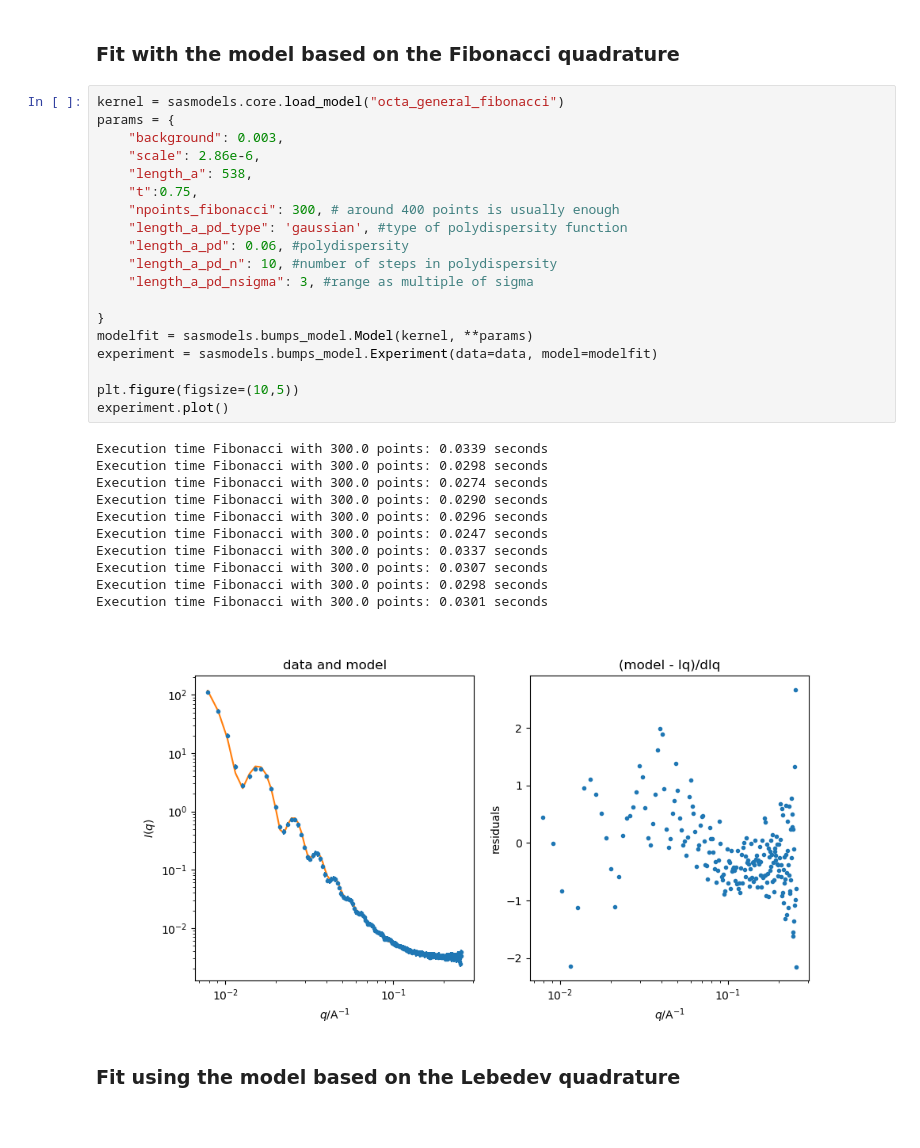
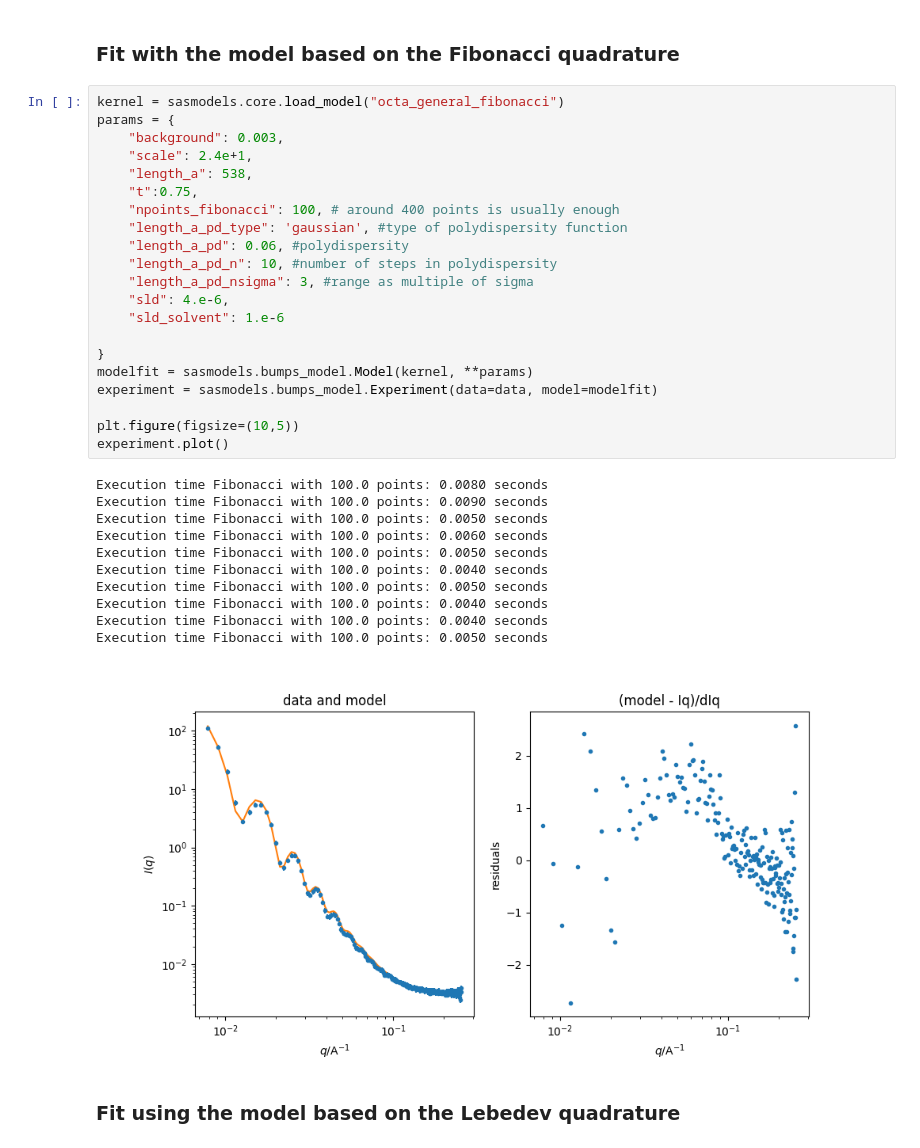
Before and after one commit to marimperorclerc/octahedra, a Jupyter notebook: Octa_general_all_quadratures.ipynb, the cells around one changed output. Cells and saved outputs as stored; diff of their text form.

```diff
--- a/Octa_general_all_quadratures.ipynb
+++ b/Octa_general_all_quadratures.ipynb
@@ -119,34 +119,36 @@ with open(newfilename, "a") as fa:
 # %%
 kernel = sasmodels.core.load_model("octa_general_fibonacci")
 params = {
     "background": 0.003,
-    "scale": 2.86e-6,
+    "scale": 2.4e+1,
     "length_a": 538,
     "t":0.75,
-    "npoints_fibonacci": 300, # around 400 points is usually enough
+    "npoints_fibonacci": 100, # around 400 points is usually enough
     "length_a_pd_type": 'gaussian', #type of polydispersity function
     "length_a_pd": 0.06, #polydispersity
     "length_a_pd_n": 10, #number of steps in polydispersity
     "length_a_pd_nsigma": 3, #range as multiple of sigma
+    "sld": 4.e-6,
+    "sld_solvent": 1.e-6
 
 }
 modelfit = sasmodels.bumps_model.Model(kernel, **params)
 experiment = sasmodels.bumps_model.Experiment(data=data, model=modelfit)
 
 plt.figure(figsize=(10,5))
 experiment.plot()
 # %% [output]
-Execution time Fibonacci with 300.0 points: 0.0339 seconds
-Execution time Fibonacci with 300.0 points: 0.0298 seconds
-Execution time Fibonacci with 300.0 points: 0.0274 seconds
-Execution time Fibonacci with 300.0 points: 0.0290 seconds
-Execution time Fibonacci with 300.0 points: 0.0296 seconds
-Execution time Fibonacci with 300.0 points: 0.0247 seconds
-Execution time Fibonacci with 300.0 points: 0.0337 seconds
-Execution time Fibonacci with 300.0 points: 0.0307 seconds
-Execution time Fibonacci with 300.0 points: 0.0298 seconds
-Execution time Fibonacci with 300.0 points: 0.0301 seconds
+Execution time Fibonacci with 100.0 points: 0.0080 seconds
+Execution time Fibonacci with 100.0 points: 0.0090 seconds
+Execution time Fibonacci with 100.0 points: 0.0050 seconds
+Execution time Fibonacci with 100.0 points: 0.0060 seconds
+Execution time Fibonacci with 100.0 points: 0.0050 seconds
+Execution time Fibonacci with 100.0 points: 0.0040 seconds
+Execution time Fibonacci with 100.0 points: 0.0050 seconds
+Execution time Fibonacci with 100.0 points: 0.0040 seconds
+Execution time Fibonacci with 100.0 points: 0.0040 seconds
+Execution time Fibonacci with 100.0 points: 0.0050 seconds
-[figure, old version]
+[figure, new version]
 # %% [markdown]
 ### Fit using the model based on the Lebedev quadrature
 # %%
```
Also changed, not shown: parts of 7 cells of this notebook, 3 other files.
